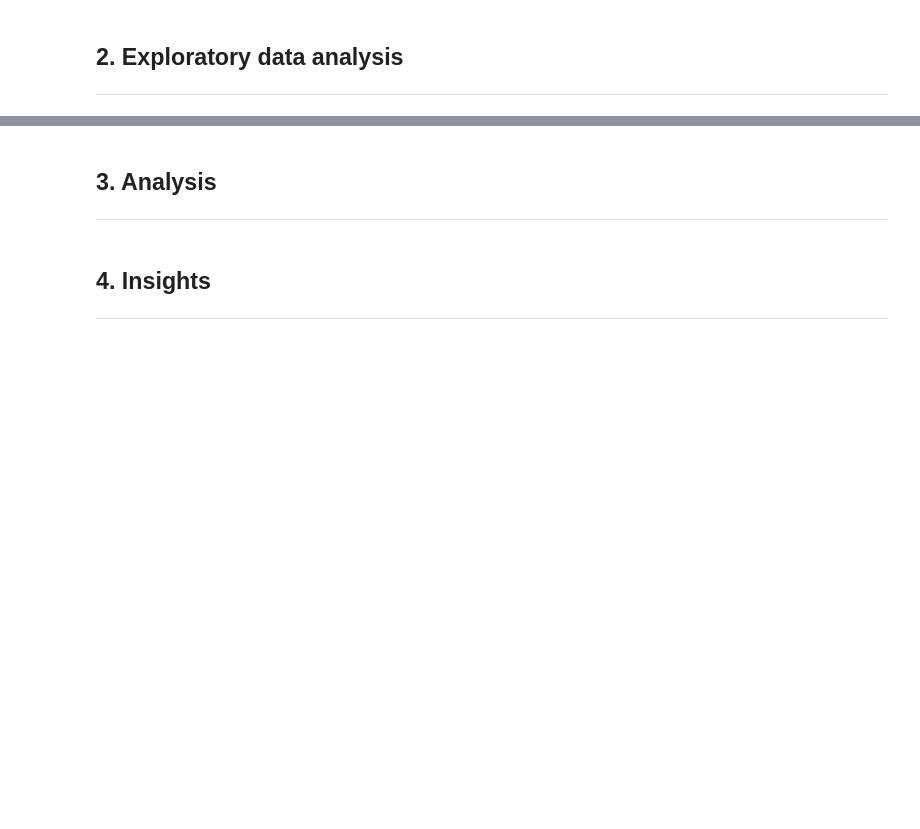
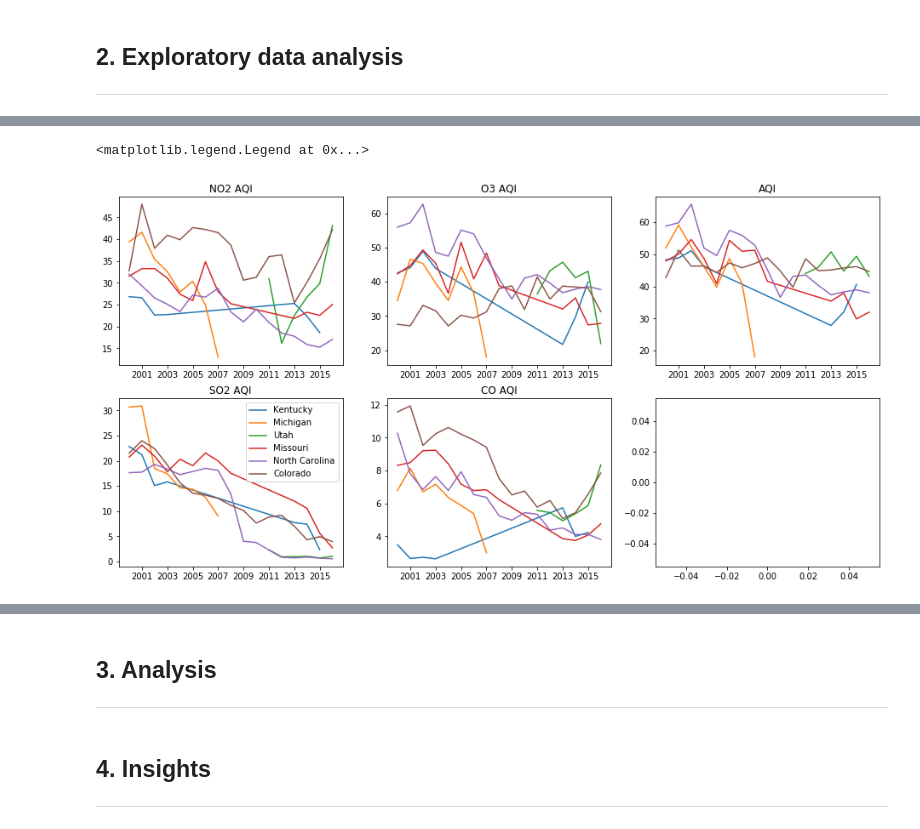
Before and after one commit to tphamdo/US-Pollution-dataset, a Jupyter notebook: US_Pollution.ipynb, the cells around one changed output, grey strips where cells are left out. Saved outputs shown, nothing was run; the diff lists cells and outputs as text; code cells hidden in the pictures; blank space fills up the shorter version.

```diff
--- a/US_Pollution.ipynb
+++ b/US_Pollution.ipynb
@@ -122,0 +172,37 @@ df.head()
+# %%
+#top 4 worst states by mean AQI from 2000-2016
+worst_states = df.groupby(['State']).mean().reset_index().sort_values(by='AQI', ascending=False).iloc[:6].State
+worst_states = worst_states.array
+# %%
+#plotting yearly mean of worst air quality states
+df2 = df.copy()
+df2 = df2.groupby([df2.State, df2['Date Local'].dt.year.values]).mean().reset_index()
+df2['Date Local'] = pd.to_datetime(dict(year=df2['level_1'], month=1, day=1))
+df2 = df2.drop(['level_1'], axis=1)
+
+states = ['Maryland', 'New York', 'California']
+
+fig, axs = plt.subplots(2, 3)
+for state in worst_states:
+
+    axs[0,0].plot('Date Local', 'NO2 AQI', data=df2[df2.State == state], label=state)
+    axs[0,0].set_title('NO2 AQI')
+
+    axs[0,1].plot('Date Local', 'O3 AQI', data=df2[df2.State == state], label=state)
+    axs[0,1].set_title('O3 AQI')
+
+    axs[1,0].plot('Date Local', 'SO2 AQI', data=df2[df2.State == state], label=state)
+    axs[1,0].set_title('SO2 AQI')
+
+    axs[1,1].plot('Date Local', 'CO AQI', data=df2[df2.State == state], label=state)
+    axs[1,1].set_title('CO AQI')
+
+    axs[0,2].plot('Date Local', 'AQI', data=df2[df2.State == state], label=state)
+    axs[0,2].set_title('AQI')
+
+    axs[1,2].plot(label=state)
+
+axs[1,0].legend(loc='best')
+# %% [output]
+<matplotlib.legend.Legend at 0x...>
+[figure, added]
```
Also changed, not shown: parts of 16 cells of this notebook, 1 other file.
